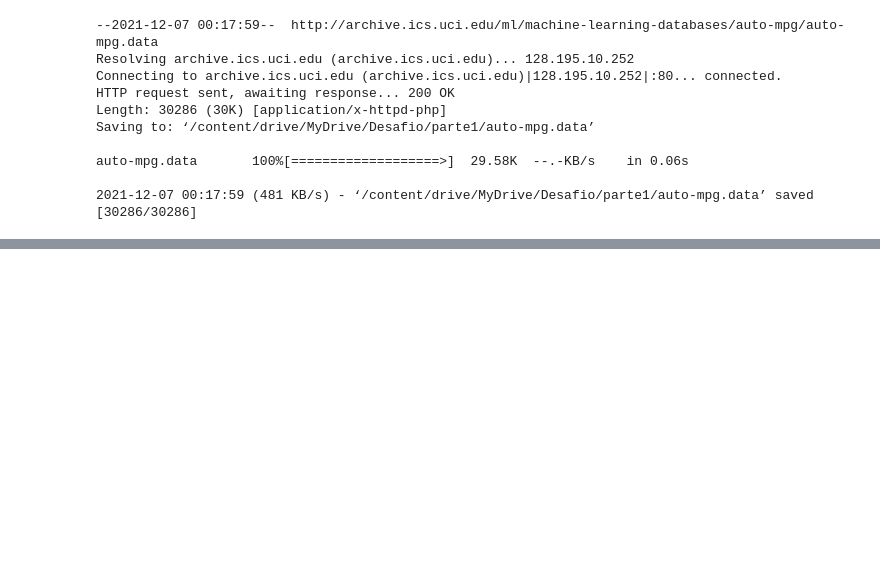
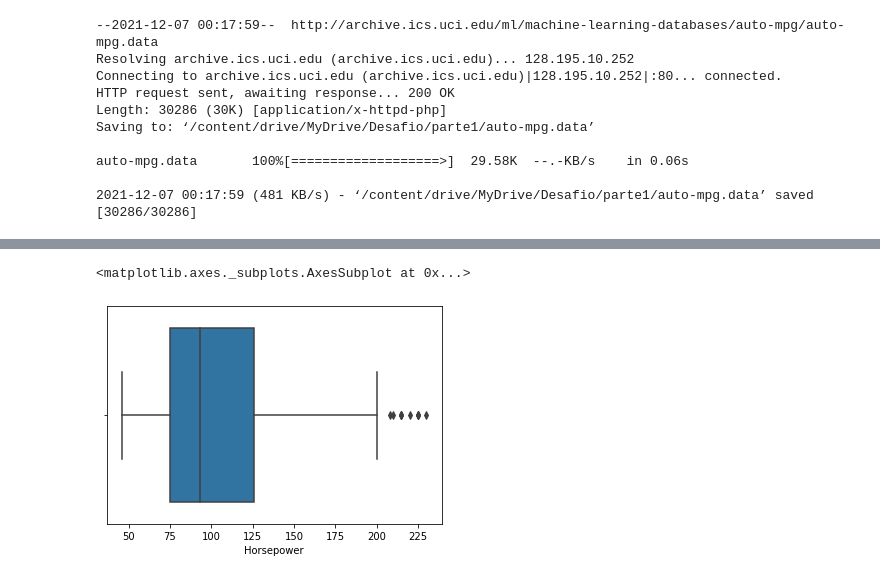
Before and after one commit to Marcelobhering/Desafio, a Jupyter notebook: parte1.ipynb, the cells around one changed output, grey strips where cells are left out. Cells and saved outputs as stored; diff of their text form; code cells hidden in the pictures; blank space fills up the shorter version.

```diff
--- a/parte1.ipynb
+++ b/parte1.ipynb
@@ -83,0 +121,5 @@ data.describe()
+# %%
+sns.boxplot(x=data['Horsepower'])
+# %% [output]
+<matplotlib.axes._subplots.AxesSubplot at 0x...>
+[figure, added]
```
Also changed, not shown: parts of 21 cells of this notebook.
